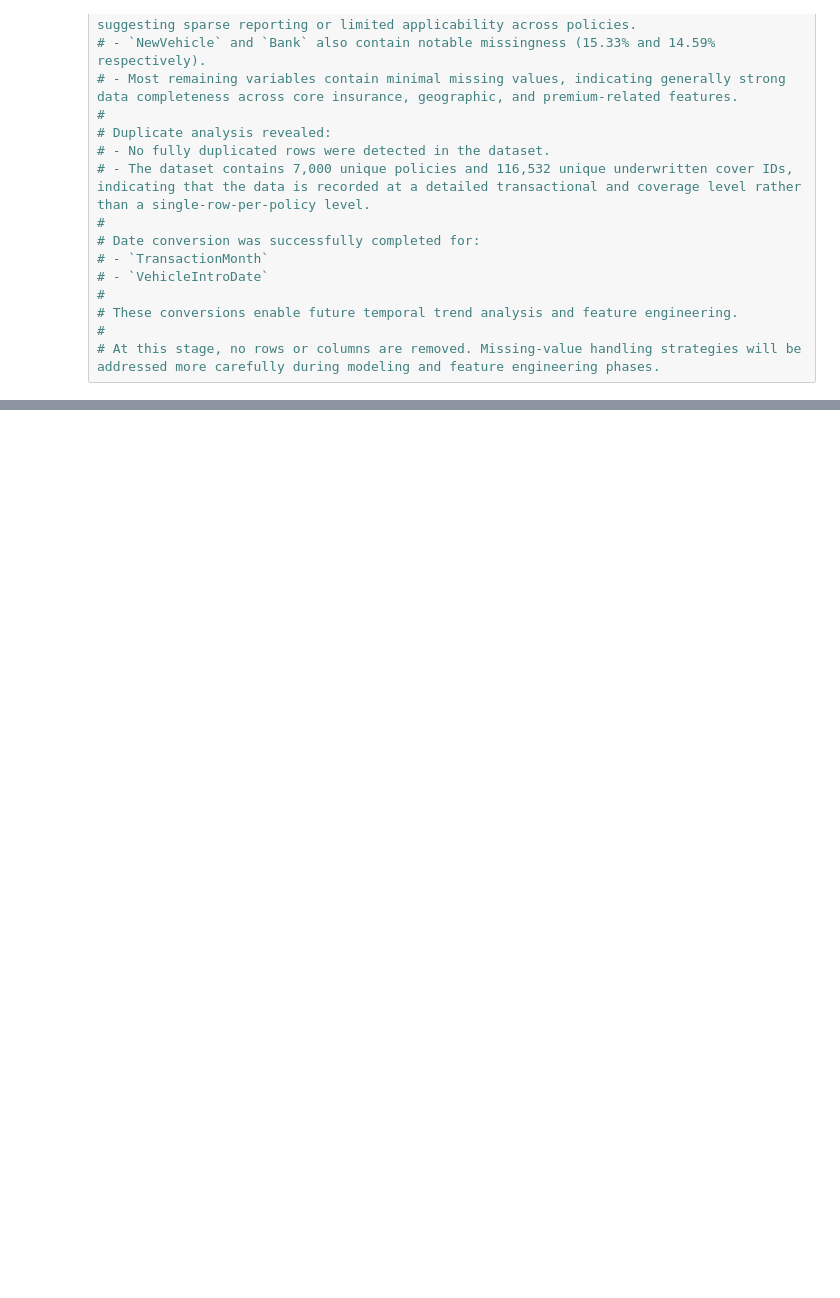
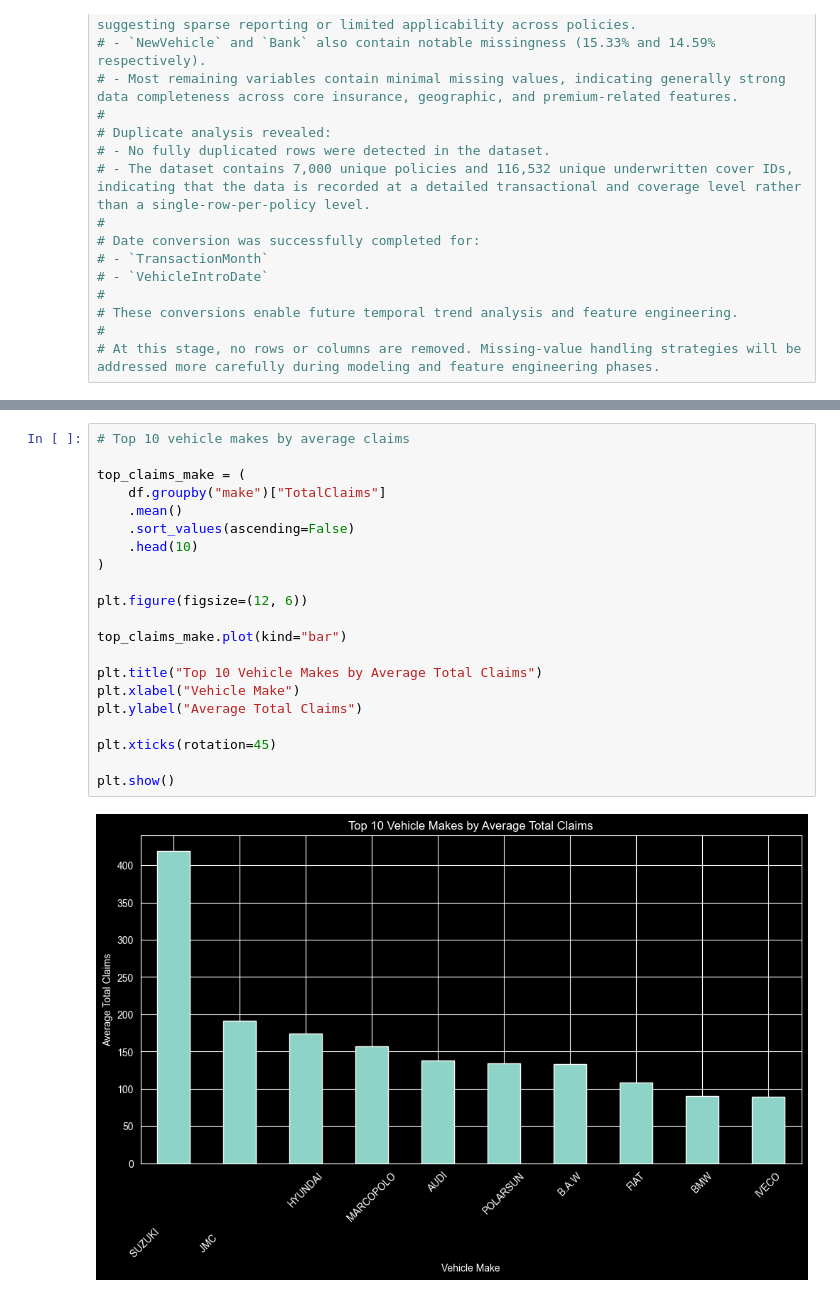
Before and after one commit to EldaGir/insurance-risk-analytics, a Jupyter notebook: notebooks/01_eda.ipynb, the cells around one changed output, grey strips where cells are left out. Drawn from its saved outputs; the diff is of its cells as text; blank space fills up the shorter version.

```diff
--- a/notebooks/01_eda.ipynb
+++ b/notebooks/01_eda.ipynb
@@ -232,0 +410,23 @@ Number of Categorical Columns: 34
+# %%
+# Top 10 vehicle makes by average claims
+
+top_claims_make = (
+    df.groupby("make")["TotalClaims"]
+    .mean()
+    .sort_values(ascending=False)
+    .head(10)
+)
+
+plt.figure(figsize=(12, 6))
+
+top_claims_make.plot(kind="bar")
+
+plt.title("Top 10 Vehicle Makes by Average Total Claims")
+plt.xlabel("Vehicle Make")
+plt.ylabel("Average Total Claims")
+
+plt.xticks(rotation=45)
+
+plt.show()
+# %% [output]
+[figure, added]
```
Also changed, not shown: parts of 8 cells of this notebook.
